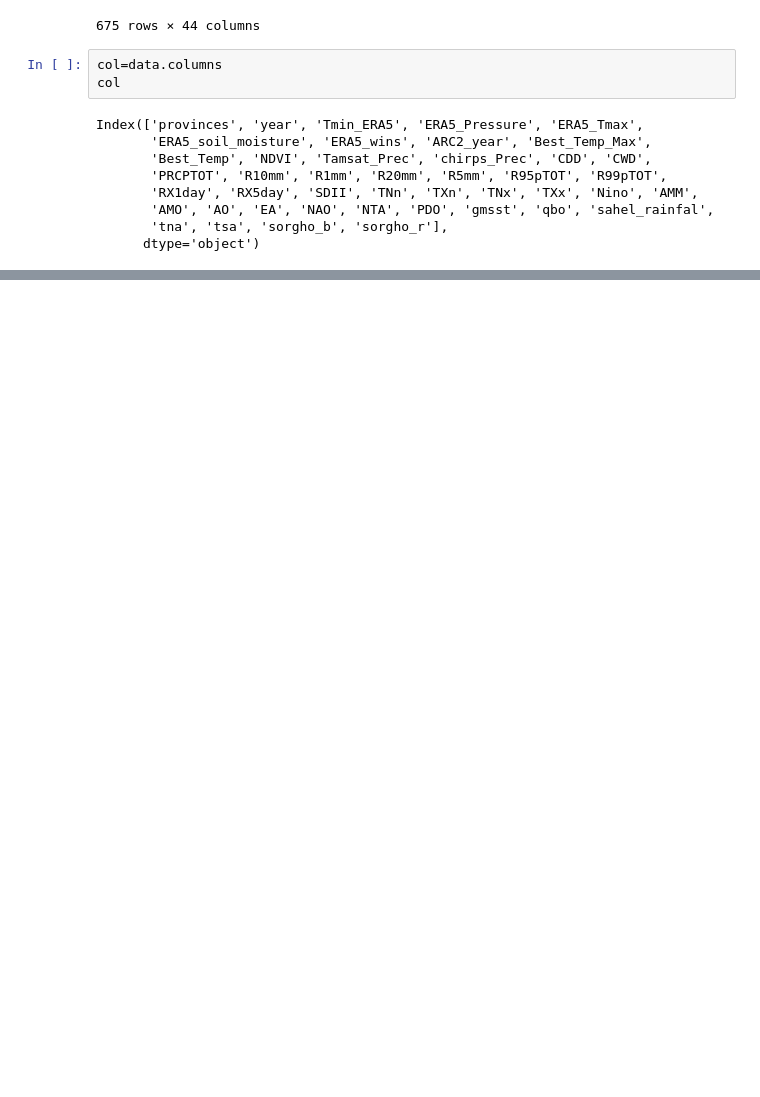
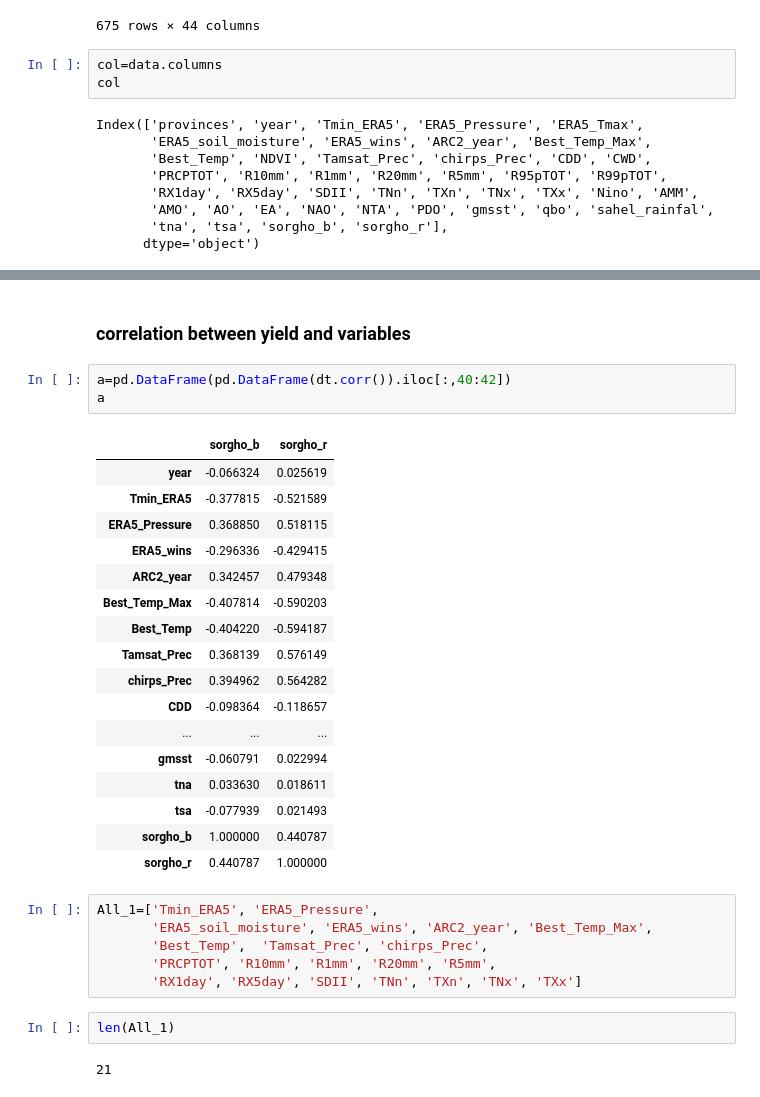
Before and after one commit to wamanagba/Crop_yield, a Jupyter notebook: python/dern/Sorgho_national_01.ipynb, the cells around one changed output, grey strips where cells are left out. Saved outputs shown, nothing was run; the diff lists cells and outputs as text; blank space fills up the shorter version.

```diff
--- a/python/dern/Sorgho_national_01.ipynb
+++ b/python/dern/Sorgho_national_01.ipynb
@@ -37,0 +261,33 @@ Index(['provinces', 'year', 'Tmin_ERA5', 'ERA5_Pressure', 'ERA5_Tmax',
+# %% [markdown]
+### correlation between yield and variables
+# %%
+a=pd.DataFrame(pd.DataFrame(dt.corr()).iloc[:,40:42])
+a
+# %% [output]
+|  | sorgho_b | sorgho_r |
+| year | -0.066324 | 0.025619 |
+| Tmin_ERA5 | -0.377815 | -0.521589 |
+| ERA5_Pressure | 0.368850 | 0.518115 |
+| ERA5_wins | -0.296336 | -0.429415 |
+| ARC2_year | 0.342457 | 0.479348 |
+| Best_Temp_Max | -0.407814 | -0.590203 |
+| Best_Temp | -0.404220 | -0.594187 |
+| Tamsat_Prec | 0.368139 | 0.576149 |
+| chirps_Prec | 0.394962 | 0.564282 |
+| CDD | -0.098364 | -0.118657 |
+| ... | ... | ... |
+| gmsst | -0.060791 | 0.022994 |
+| tna | 0.033630 | 0.018611 |
+| tsa | -0.077939 | 0.021493 |
+| sorgho_b | 1.000000 | 0.440787 |
+| sorgho_r | 0.440787 | 1.000000 |
+# %%
+All_1=['Tmin_ERA5', 'ERA5_Pressure',
+       'ERA5_soil_moisture', 'ERA5_wins', 'ARC2_year', 'Best_Temp_Max',
+       'Best_Temp',  'Tamsat_Prec', 'chirps_Prec',
+       'PRCPTOT', 'R10mm', 'R1mm', 'R20mm', 'R5mm',
+       'RX1day', 'RX5day', 'SDII', 'TNn', 'TXn', 'TNx', 'TXx']
+# %%
+len(All_1)
+# %% [output]
+21
```
Also changed, not shown: parts of 21 cells of this notebook.
